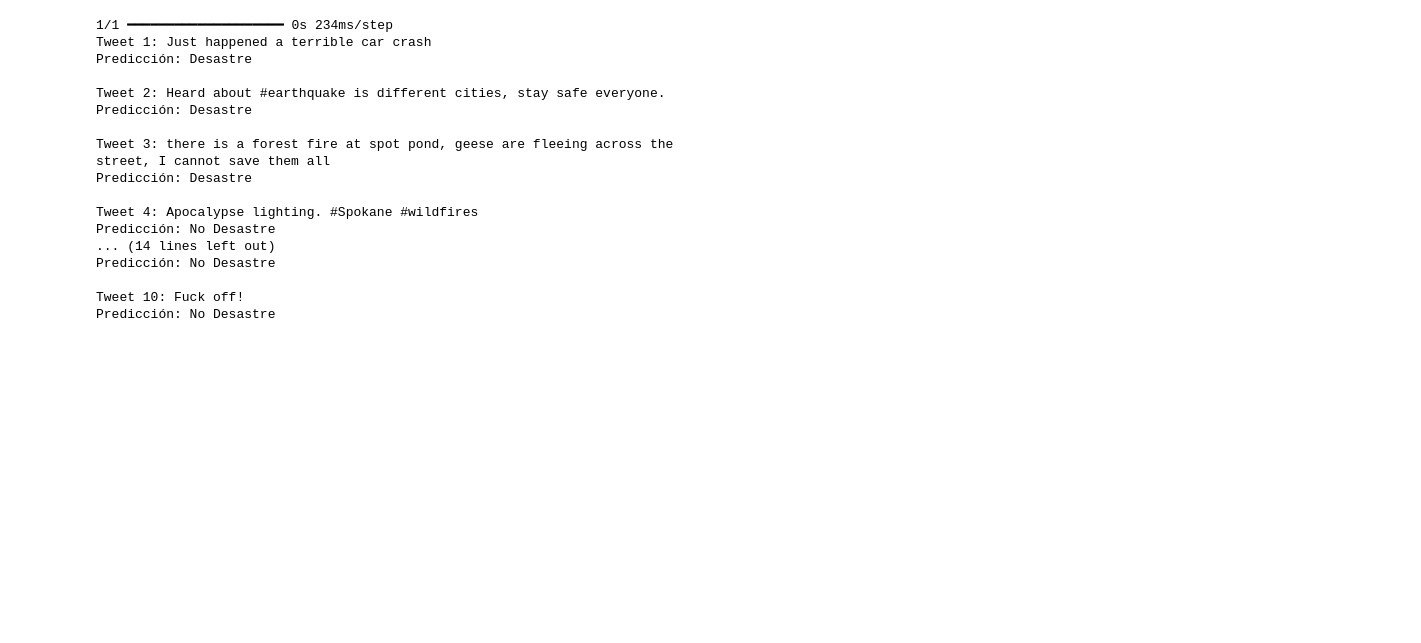
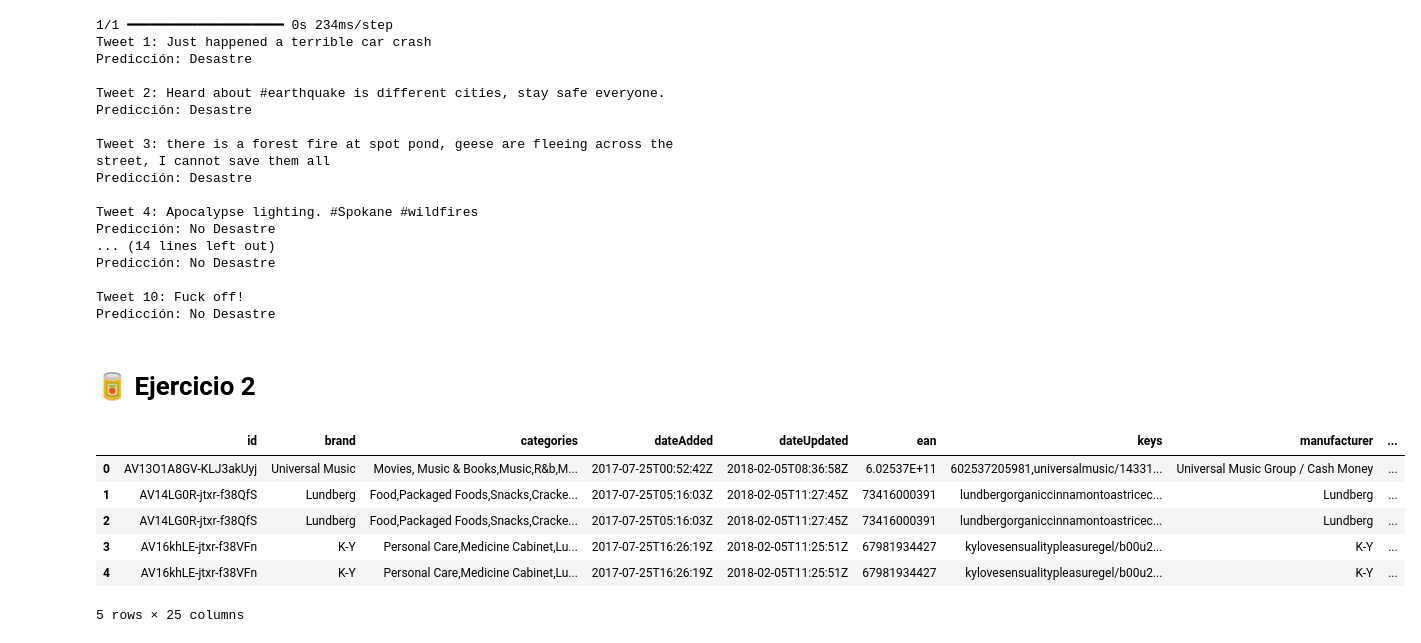
Before and after one commit to Dahernandezsilve/Lab06_DSAnalisisSentimientos, a Jupyter notebook: Lab6.ipynb, the cells around one changed output. Cells and saved outputs as stored; diff of their text form; code cells hidden in the pictures; blank space fills up the shorter version.

```diff
--- a/Lab6.ipynb
+++ b/Lab6.ipynb
@@ -987,3 +987,16 @@ Predicción: No Desastre
 
 Tweet 10: Fuck off!
 Predicción: No Desastre
+# %% [markdown]
+# 🥫 Ejercicio 2
+# %%
+data = pd.read_csv('GrammarandProductReviews.csv')
+data.head()
+# %% [output]
+|  | id | brand | categories | dateAdded | dateUpdated | ean | keys | manufacturer | ... |
+| 0 | AV13O1A8GV-KLJ3akUyj | Universal Music | Movies, Music & Books,Music,R&b,M... | 2017-07-25T00:52:42Z | 2018-02-05T08:36:58Z | 6.02537E+11 | 602537205981,universalmusic/14331... | Universal Music Group / Cash Money | ... |
+| 1 | AV14LG0R-jtxr-f38QfS | Lundberg | Food,Packaged Foods,Snacks,Cracke... | 2017-07-25T05:16:03Z | 2018-02-05T11:27:45Z | 73416000391 | lundbergorganiccinnamontoastricec... | Lundberg | ... |
+| 2 | AV14LG0R-jtxr-f38QfS | Lundberg | Food,Packaged Foods,Snacks,Cracke... | 2017-07-25T05:16:03Z | 2018-02-05T11:27:45Z | 73416000391 | lundbergorganiccinnamontoastricec... | Lundberg | ... |
+| 3 | AV16khLE-jtxr-f38VFn | K-Y | Personal Care,Medicine Cabinet,Lu... | 2017-07-25T16:26:19Z | 2018-02-05T11:25:51Z | 67981934427 | kylovesensualitypleasuregel/b00u2... | K-Y | ... |
+| 4 | AV16khLE-jtxr-f38VFn | K-Y | Personal Care,Medicine Cabinet,Lu... | 2017-07-25T16:26:19Z | 2018-02-05T11:25:51Z | 67981934427 | kylovesensualitypleasuregel/b00u2... | K-Y | ... |
+5 rows × 25 columns
```
Also changed, not shown: 2 other files.
